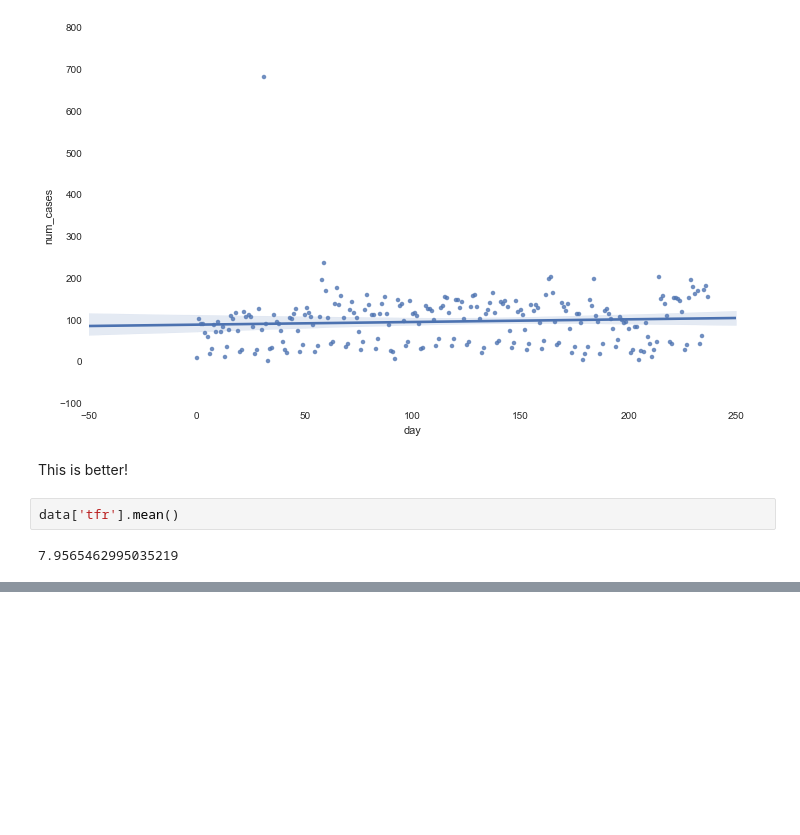
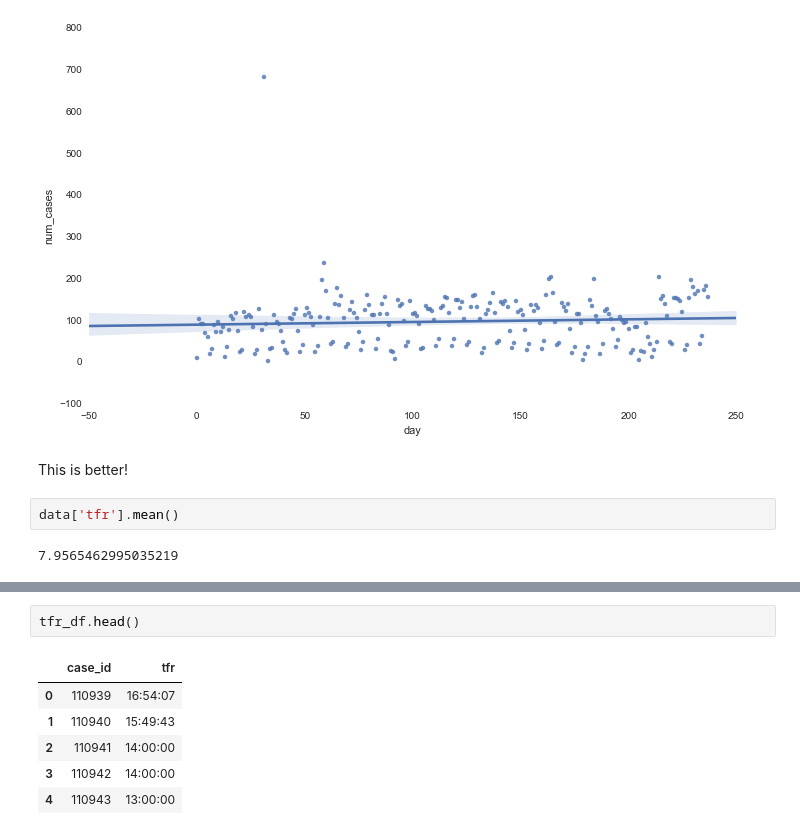
Before and after one commit to alharmon13/DAT_SF_12, a Jupyter notebook: Project /Desk-work.ipynb, the cells around one changed output, grey strips where cells are left out. Cells and saved outputs as stored; diff of their text form; blank space fills up the shorter version.

```diff
--- a/Project /Desk-work.ipynb
+++ b/Project /Desk-work.ipynb
@@ -270,0 +258,9 @@ A linear model doesn't work well with this. The fit looks roughly equivalent to
+# %%
+tfr_df.head()
+# %% [output]
+|  | case_id | tfr |
+| 0 | 110939 | 16:54:07 |
+| 1 | 110940 | 15:49:43 |
+| 2 | 110941 | 14:00:00 |
+| 3 | 110942 | 14:00:00 |
+| 4 | 110943 | 13:00:00 |
```
Also changed, not shown: parts of 13 cells of this notebook, 2 other files.
